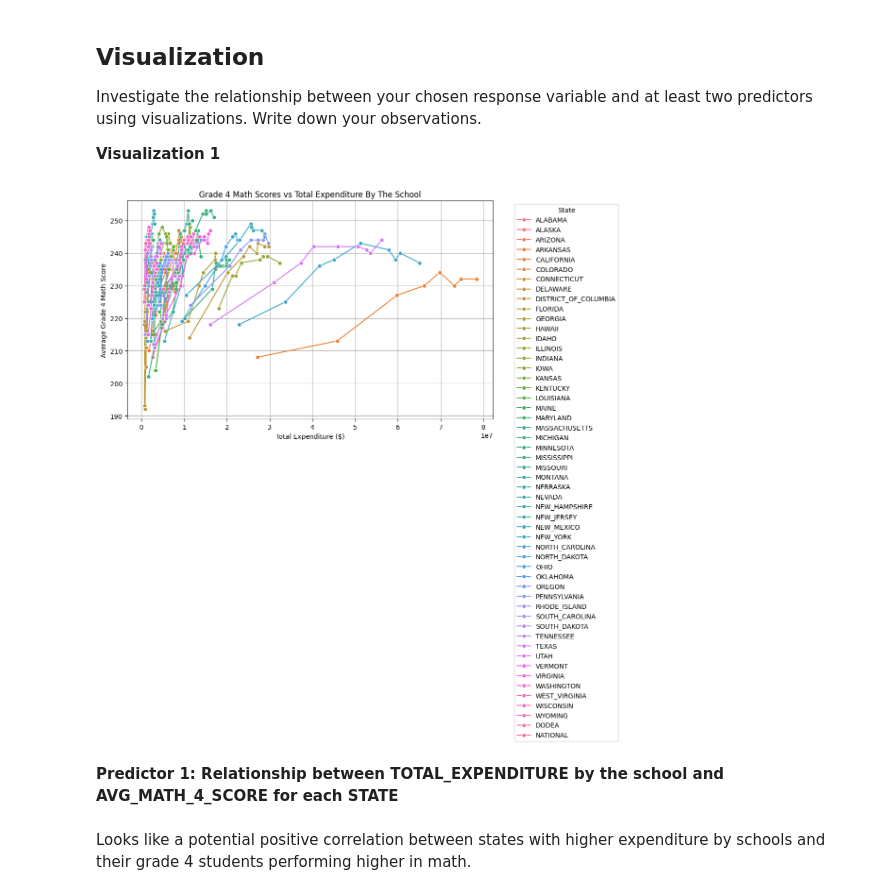
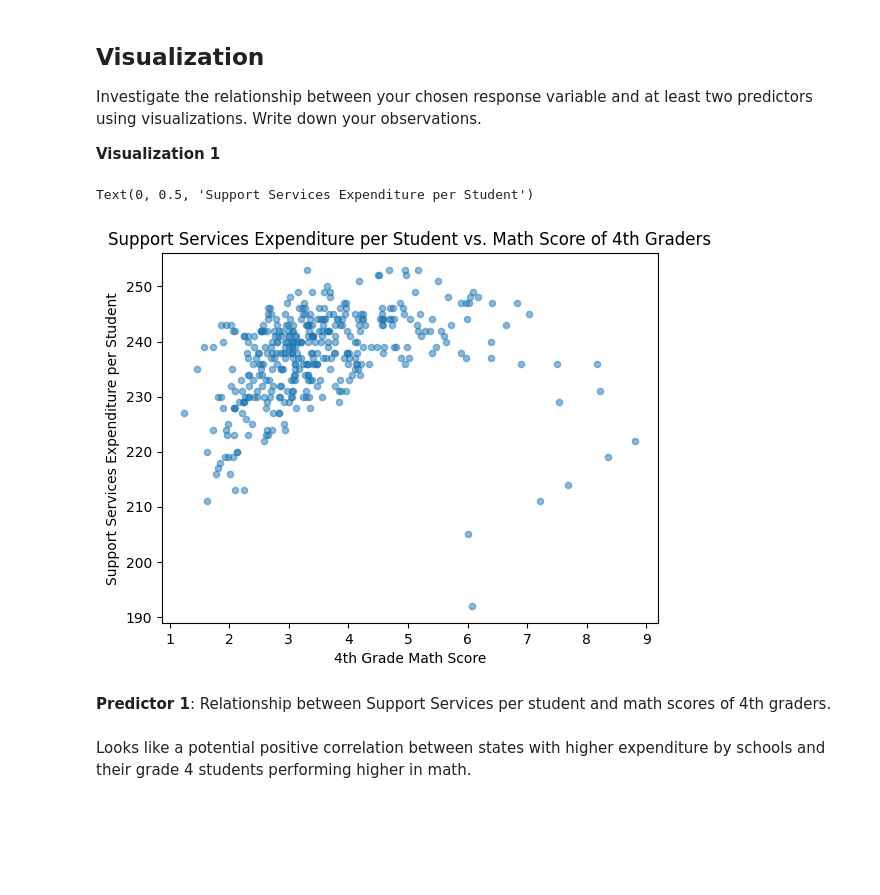
Before and after one commit to vxm52/MDST-Tutorial, a Jupyter notebook: tutorial1/checkpoint1.ipynb, the cells around one changed output. Cells and saved outputs as stored; diff of their text form; code cells hidden in the pictures; blank space fills up the shorter version.

```diff
--- a/tutorial1/checkpoint1.ipynb
+++ b/tutorial1/checkpoint1.ipynb
@@ -133,24 +264,16 @@ Feature engineering justification: **<BRIEFLY DESCRIBE WHY YOU MADE THE CHANGES
 Investigate the relationship between your chosen response variable and at least two predictors using visualizations. Write down your observations.
 
 **Visualization 1**
-# %%
-# @@@ 6
-import matplotlib.pyplot as plt
-import seaborn as sns
-
-# This is to see if the school's allocation of funds is proving effective at raising student's scores
-plt.figure(figsize=(10, 6))
-sns.lineplot(data=df, x="TOTAL_EXPENDITURE", y="AVG_MATH_4_SCORE", hue="STATE", marker="o")
-plt.title("Grade 4 Math Scores vs Total Expenditure By The School")
-plt.xlabel("Total Expenditure ($)")
-plt.ylabel("Average Grade 4 Math Score")
-plt.legend(title='State', bbox_to_anchor=(1.05, 1), loc='upper left')
-plt.grid(True)
-plt.show()
-# %% [output]
-[figure, removed]
-# %% [markdown]
-**Predictor 1: Relationship between TOTAL_EXPENDITURE by the school and AVG_MATH_4_SCORE for each STATE**
+# %%
+# @@@ 6
+df.plot.scatter(x='SUPPORT_SERVICES_EXPENDITURE_PER_STUDENT', y='AVG_MATH_4_SCORE', title='Support Services Expenditure per Student vs. Math Score of 4th Graders', alpha=0.5)
+plt.xlabel('4th Grade Math Score')
+plt.ylabel('Support Services Expenditure per Student')
+# %% [output]
+Text(0, 0.5, 'Support Services Expenditure per Student')
+[figure, added]
+# %% [markdown]
+**Predictor 1**: Relationship between Support Services per student and math scores of 4th graders.
 # %% [markdown]
 Looks like a potential positive correlation between states with higher expenditure by schools and their grade 4 students performing higher in math.
 # %% [markdown]
```
Also changed, not shown: parts of 32 cells of this notebook.
